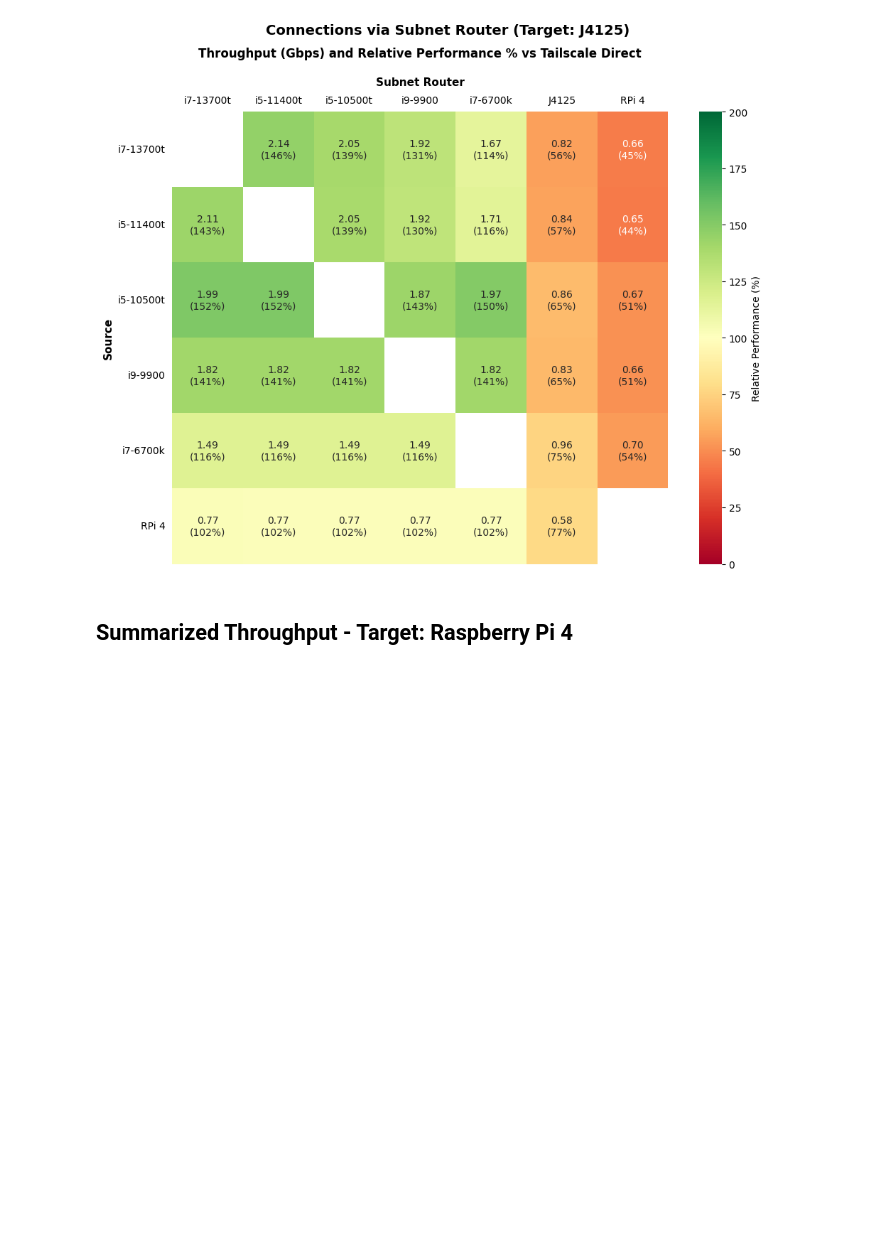
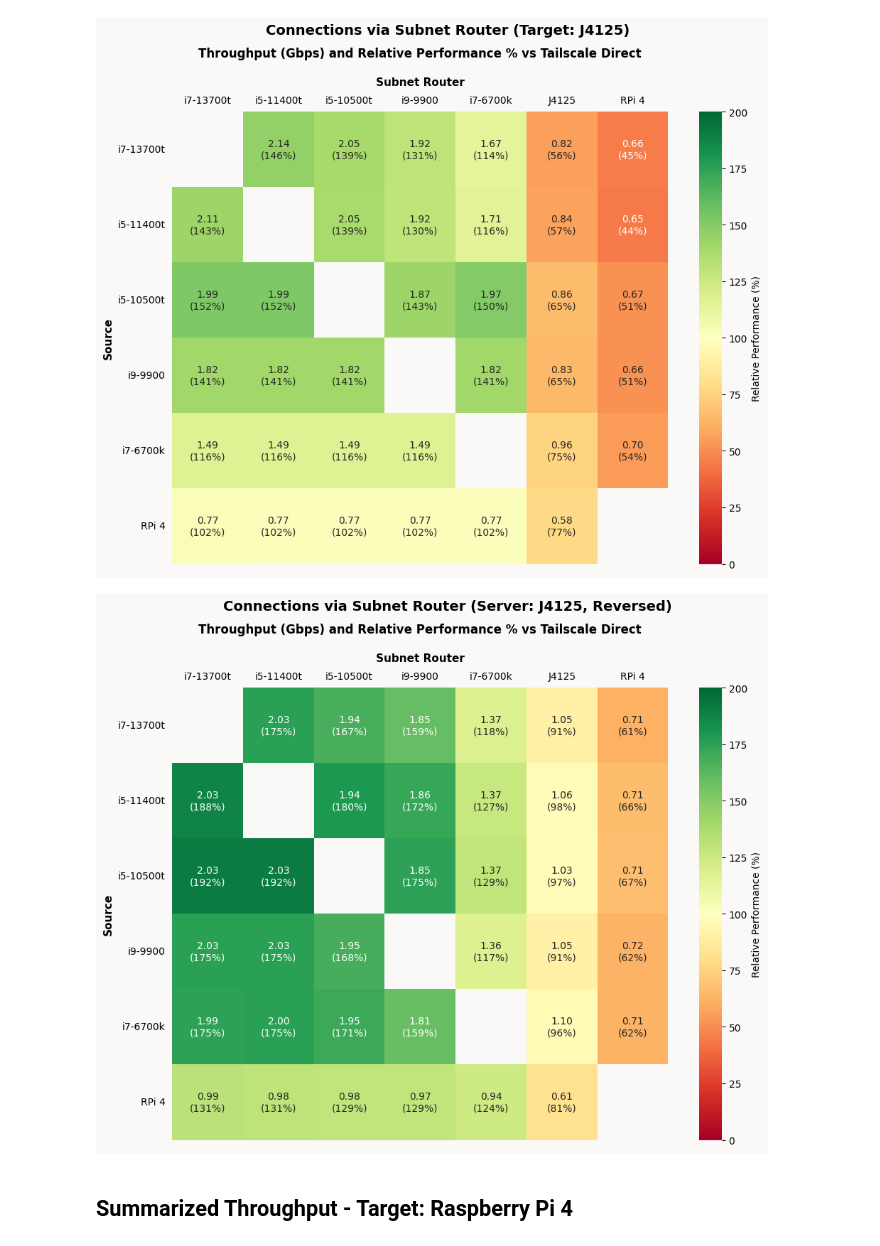
Before and after one commit to grahamhoyes/tailscale-performance-testing, a Jupyter notebook: analysis.ipynb, the cells around one changed output. Saved outputs shown, nothing was run; the diff lists cells and outputs as text; code cells hidden in the pictures; blank space fills up the shorter version.

```diff
--- a/analysis.ipynb
+++ b/analysis.ipynb
@@ -52,6 +53,11 @@ def load_data_file(
     df = df.reindex([x for x in cpu_order if x in index])
 
     return df
+# %%
+FACECOLOR="#FAF9F8"
+mpl.rcParams["savefig.facecolor"] = FACECOLOR
+mpl.rcParams["axes.facecolor"] = FACECOLOR
+mpl.rcParams["figure.facecolor"] = FACECOLOR
 # %% [markdown]
 # Direct Connections (No VPN)
 
@@ -460,6 +467,36 @@ plt.tight_layout()
 fig.savefig("output/sr-target-ds920-heatmap.png", dpi=300)
 # %% [output]
 [figure]
+# %%
+df_ret, df_annot = compute_sr_retention(
+    df_before=df_ts,
+    df_sr=df_sr_ds920_rev,
+    target="J4125",
+    reverse=True,
+    index_name="Client"
+)
+
+fig, ax = plt.subplots(figsize=(10, 8))
+
+df_ret.index.name = "Source"
+
+plt.suptitle("Connections via Subnet Router (Server: J4125, Reversed)", fontsize=14, fontweight="bold")
+
+make_subplot(
+    df_ret,
+    annot=df_annot.values,
+    ax=ax,
+    vmin=0,
+    vmax=200,
+    title="Throughput (Gbps) and Relative Performance % vs Tailscale Direct",
+    cmap="RdYlGn",
+    cmap_label="Relative Performance (%)",
+)
+
+plt.tight_layout()
+fig.savefig("output/sr-target-ds920-reversed-heatmap.png", dpi=300)
+# %% [output]
+[figure, added]
 # %% [markdown]
 ## Summarized Throughput - Target: Raspberry Pi 4
 # %%
```
Also changed, not shown: parts of 6 cells of this notebook.
